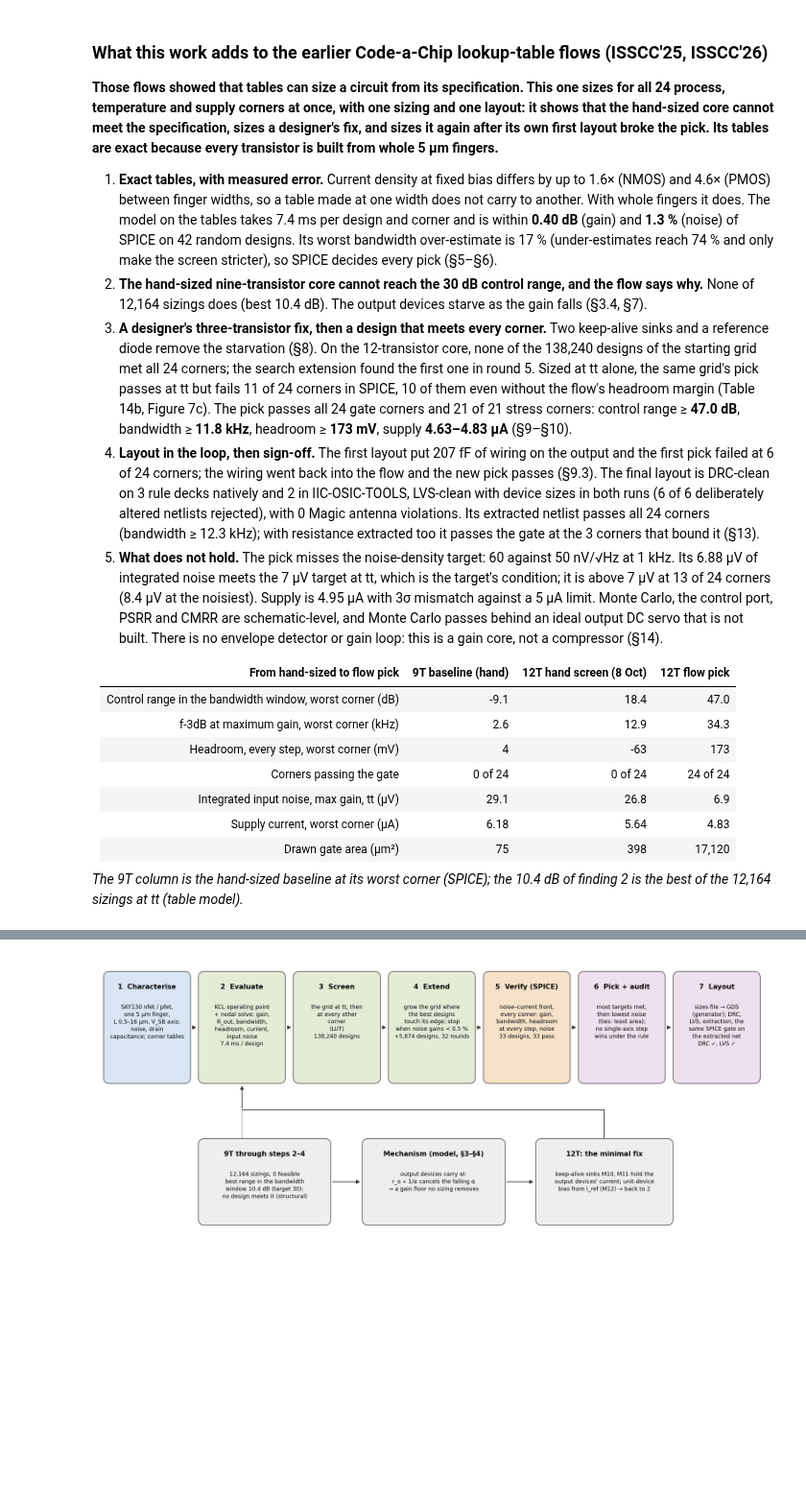
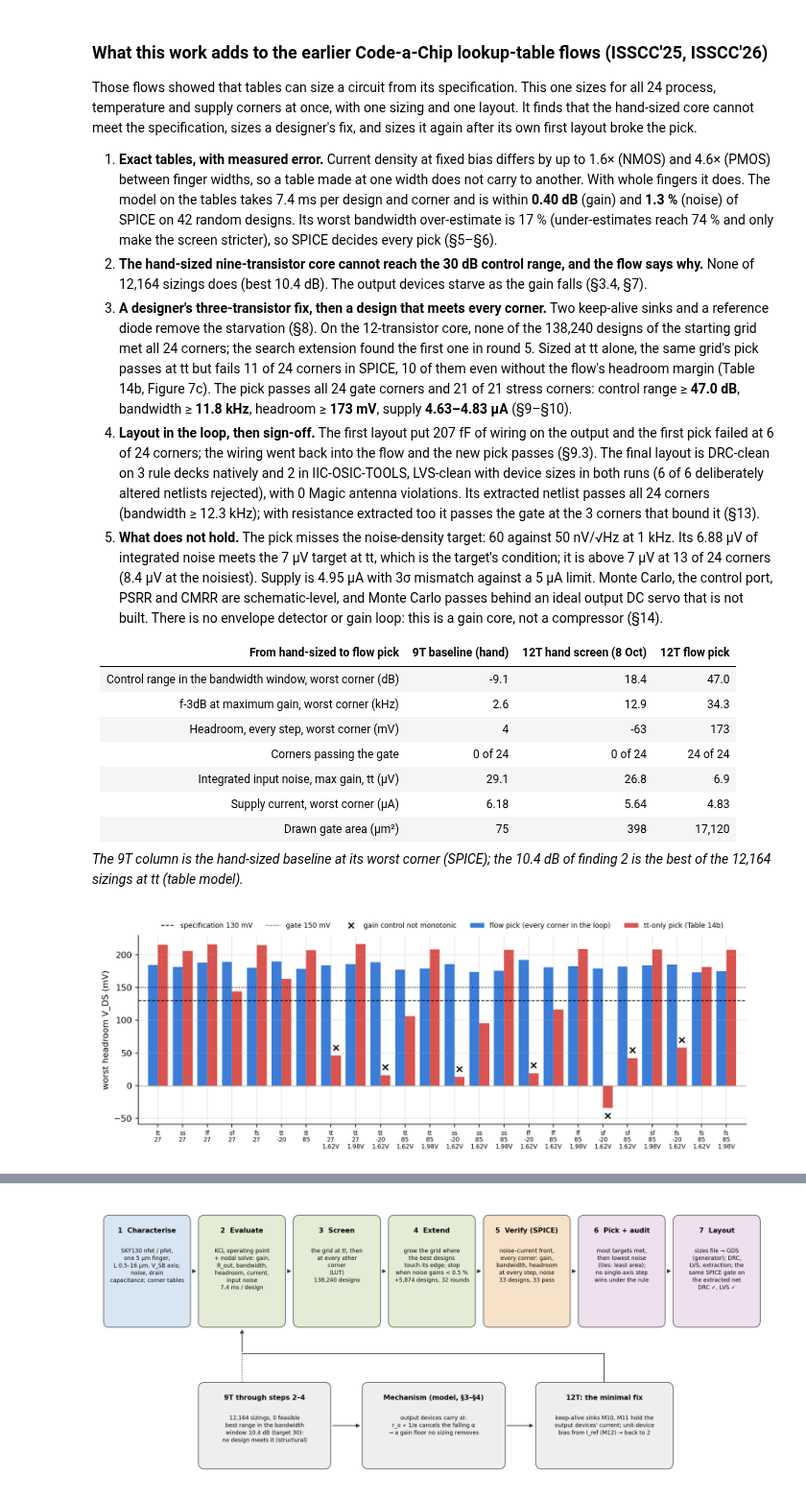
Before and after one commit to normie2099/vga-codeachip, a Jupyter notebook: notebook.ipynb, the cells around one changed output, grey strips where cells are left out. Shown at 96% size. Drawn from its saved outputs; the diff is of its cells as text; code cells hidden in the pictures; blank space fills up the shorter version.

Commit message:
Round 5 (4/4): shorter text, Figure 7c on the first screen, recipient label, [14] award winner

```diff
--- a/notebook.ipynb
+++ b/notebook.ipynb
@@ -31,31 +31,37 @@ if not pathlib.Path("scripts/nbutil.py").exists():
 #@ FIG
 # First screen - generated from cache/results.json (written by the summary cell at the end of the notebook), not typed.
 import json, pathlib
 from IPython.display import Markdown, display
 _R = pathlib.Path("cache/results.json")
 if not _R.exists():
     display(Markdown("> Run the notebook once to generate `cache/results.json`."))
 else:
     R = json.loads(_R.read_text())
     display(Markdown(R.get("first_md", "> Not generated yet: run the notebook to the end.")))
+    _F7C = pathlib.Path("images/tt_only_vs_flow.png")      # Figure 7c, written by §9.4
+    if _F7C.exists():
+        from IPython.display import Image
+        display(Image(filename=str(_F7C), width=760))
+        display(Markdown("*Figure 7c (§9.4): worst headroom at each corner, in SPICE. Red: the design sized at tt alone falls below the specification at the low-supply corners. Blue: the flow's pick, sized with every corner in the loop, stays above the gate everywhere.*"))
 # %% [output]
 ### What this work adds to the earlier Code-a-Chip lookup-table flows (ISSCC'25, ISSCC'26)
-**Those flows showed that tables can size a circuit from its specification. This one sizes for all 24 process, temperature and supply corners at once, with one sizing and one layout: it shows that the hand-sized core cannot meet the specification, sizes a designer's fix, and sizes it again after its own first layout broke the pick. Its tables are exact because every transistor is built from whole 5 µm fingers.**
+Those flows showed that tables can size a circuit from its specification. This one sizes for all 24 process, temperature and supply corners at once, with one sizing and one layout. It finds that the hand-sized core cannot meet the specification, sizes a designer's fix, and sizes it again after its own first layout broke the pick.
 
 1. **Exact tables, with measured error.** Current density at fixed bias differs by up to 1.6× (NMOS) and 4.6× (PMOS) between finger widths, so a table made at one width does not carry to another. With whole fingers it does. The model on the tables takes 7.4 ms per design and corner and is within **0.40 dB** (gain) and **1.3 %** (noise) of SPICE on 42 random designs. Its worst bandwidth over-estimate is 17 % (under-estimates reach 74 % and only make the screen stricter), so SPICE decides every pick (§5–§6).
 2. **The hand-sized nine-transistor core cannot reach the 30 dB control range, and the flow says why.** None of 12,164 sizings does (best 10.4 dB). The output devices starve as the gain falls (§3.4, §7).
 3. **A designer's three-transistor fix, then a design that meets every corner.** Two keep-alive sinks and a reference diode remove the starvation (§8). On the 12-transistor core, none of the 138,240 designs of the starting grid met all 24 corners; the search extension found the first one in round 5. Sized at tt alone, the same grid's pick passes at tt but fails 11 of 24 corners in SPICE, 10 of them even without the flow's headroom margin (Table 14b, Figure 7c). The pick passes all 24 gate corners and 21 of 21 stress corners: control range ≥ **47.0 dB**, bandwidth ≥ **11.8 kHz**, headroom ≥ **173 mV**, supply **4.63–4.83 µA** (§9–§10).
 4. **Layout in the loop, then sign-off.** The first layout put 207 fF of wiring on the output and the first pick failed at 6 of 24 corners; the wiring went back into the flow and the new pick passes (§9.3). The final layout is DRC-clean on 3 rule decks natively and 2 in IIC-OSIC-TOOLS, LVS-clean with device sizes in both runs (6 of 6 deliberately altered netlists rejected), with 0 Magic antenna violations. Its extracted netlist passes all 24 corners (bandwidth ≥ 12.3 kHz); with resistance extracted too it passes the gate at the 3 corners that bound it (§13).
 5. **What does not hold.** The pick misses the noise-density target: 60 against 50 nV/√Hz at 1 kHz. Its 6.88 µV of integrated noise meets the 7 µV target at tt, which is the target's condition; it is above 7 µV at 13 of 24 corners (8.4 µV at the noisiest). Supply is 4.95 µA with 3σ mismatch against a 5 µA limit. Monte Carlo, the control port, PSRR and CMRR are schematic-level, and Monte Carlo passes behind an ideal output DC servo that is not built. There is no envelope detector or gain loop: this is a gain core, not a compressor (§14).
 
 | From hand-sized to flow pick | 9T baseline (hand) | 12T hand screen (8 Oct) | 12T flow pick |
 |:--|:--:|:--:|:--:|
 | Control range in the bandwidth window, worst corner (dB) | -9.1 | 18.4 | 47.0 |
 | f-3dB at maximum gain, worst corner (kHz) | 2.6 | 12.9 | 34.3 |
 | Headroom, every step, worst corner (mV) | 4 | -63 | 173 |
 | Corners passing the gate | 0 of 24 | 0 of 24 | 24 of 24 |
 | Integrated input noise, max gain, tt (µV) | 29.1 | 26.8 | 6.9 |
 | Supply current, worst corner (µA) | 6.18 | 5.64 | 4.83 |
 | Drawn gate area (µm²) | 75 | 398 | 17,120 |
 
 *The 9T column is the hand-sized baseline at its worst corner (SPICE); the 10.4 dB of finding 2 is the best of the 12,164 sizings at tt (table model).*
+[figure, added]
```
Also changed, not shown: parts of 67 cells of this notebook, 2 other files.
